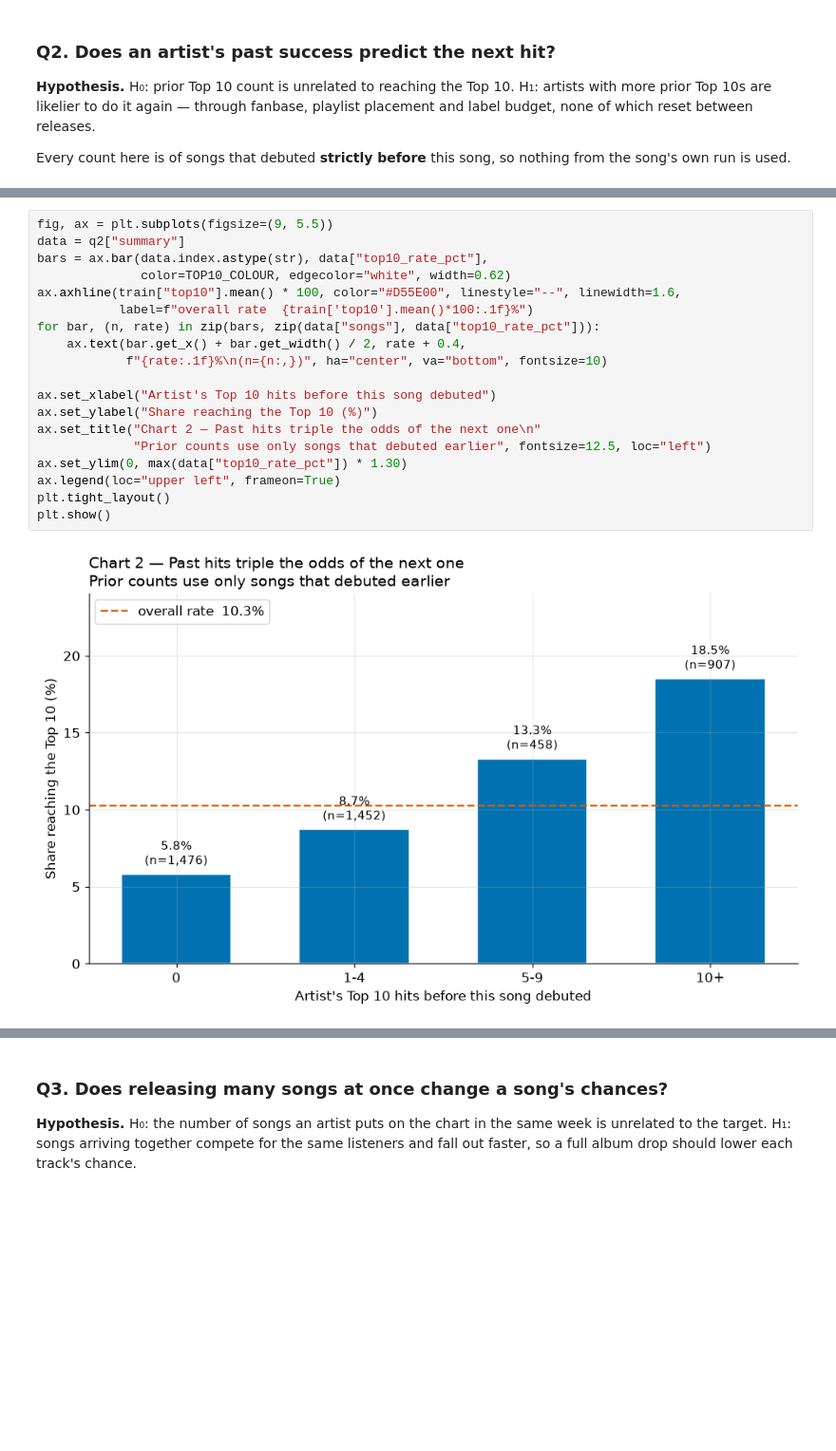
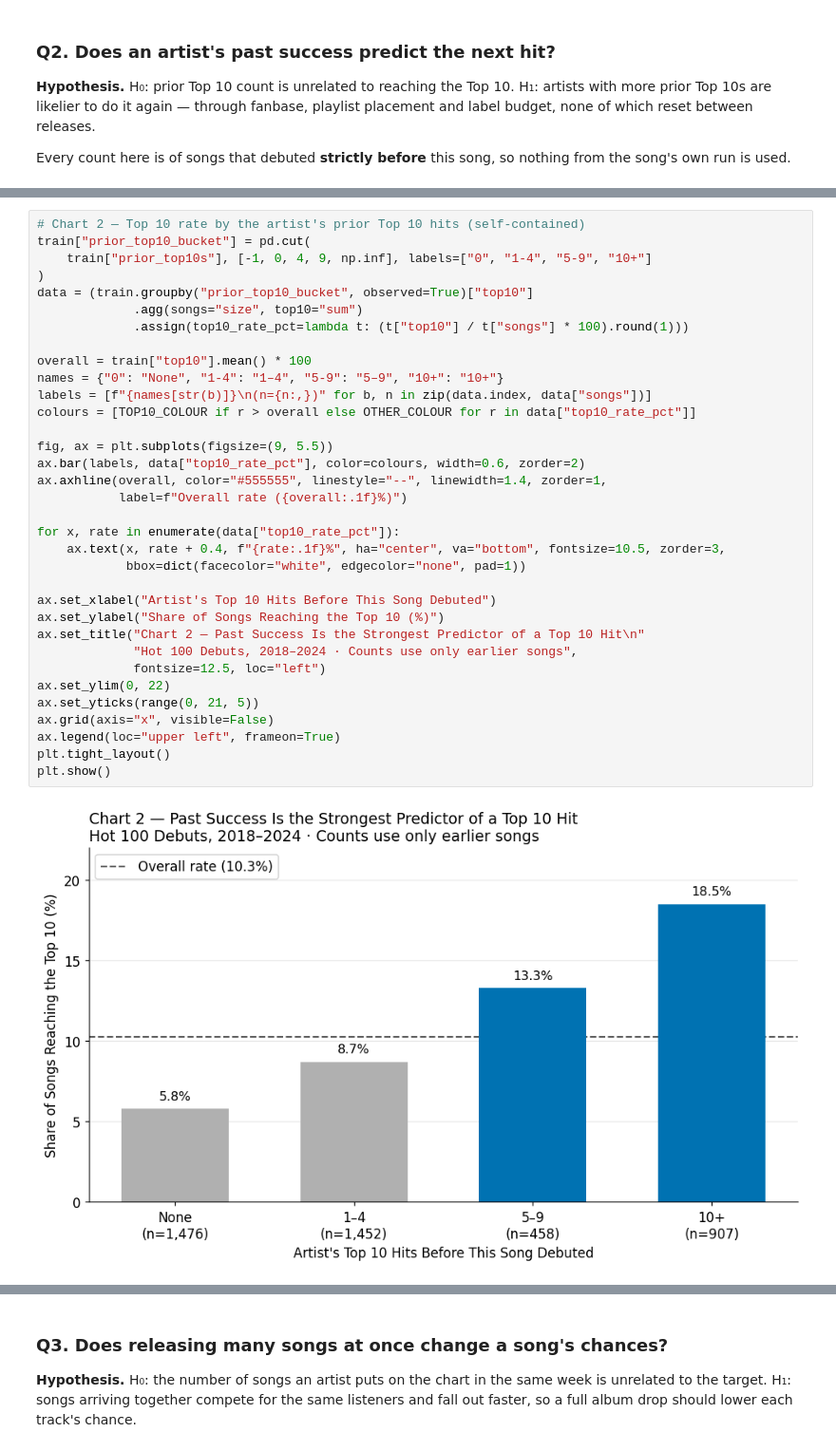
Before and after one commit to otawfik/billboard-top10, a Jupyter notebook: A05-Billboard-Top-10-Or-Not.ipynb, the cells around one changed output, grey strips where cells are left out. Shown at 95% size. Drawn from its saved outputs; the diff is of its cells as text; blank space fills up the shorter version.

```diff
--- a/A05-Billboard-Top-10-Or-Not.ipynb
+++ b/A05-Billboard-Top-10-Or-Not.ipynb
@@ -445,25 +493,40 @@ Q2: Top 10 rate by the artist's prior Top 10 count
 | 1-4 | 1452 | 127 | 8.7 |
 | 5-9 | 458 | 61 | 13.3 |
 | 10+ | 907 | 168 | 18.5 |
-# %%
-fig, ax = plt.subplots(figsize=(9, 5.5))
-data = q2["summary"]
-bars = ax.bar(data.index.astype(str), data["top10_rate_pct"],
-              color=TOP10_COLOUR, edgecolor="white", width=0.62)
-ax.axhline(train["top10"].mean() * 100, color="#D55E00", linestyle="--", linewidth=1.6,
-           label=f"overall rate  {train['top10'].mean()*100:.1f}%")
-for bar, (n, rate) in zip(bars, zip(data["songs"], data["top10_rate_pct"])):
-    ax.text(bar.get_x() + bar.get_width() / 2, rate + 0.4,
-            f"{rate:.1f}%\n(n={n:,})", ha="center", va="bottom", fontsize=10)
-
-ax.set_xlabel("Artist's Top 10 hits before this song debuted")
-ax.set_ylabel("Share reaching the Top 10 (%)")
-ax.set_title("Chart 2 — Past hits triple the odds of the next one\n"
-             "Prior counts use only songs that debuted earlier", fontsize=12.5, loc="left")
-ax.set_ylim(0, max(data["top10_rate_pct"]) * 1.30)
-ax.legend(loc="upper left", frameon=True)
-plt.tight_layout()
-plt.show()
-# %% [output]
-[figure, removed]
+# %%
+# Chart 2 — Top 10 rate by the artist's prior Top 10 hits (self-contained)
+train["prior_top10_bucket"] = pd.cut(
+    train["prior_top10s"], [-1, 0, 4, 9, np.inf], labels=["0", "1-4", "5-9", "10+"]
+)
+data = (train.groupby("prior_top10_bucket", observed=True)["top10"]
+             .agg(songs="size", top10="sum")
+             .assign(top10_rate_pct=lambda t: (t["top10"] / t["songs"] * 100).round(1)))
+
+overall = train["top10"].mean() * 100
+names = {"0": "None", "1-4": "1–4", "5-9": "5–9", "10+": "10+"}
+labels = [f"{names[str(b)]}\n(n={n:,})" for b, n in zip(data.index, data["songs"])]
+colours = [TOP10_COLOUR if r > overall else OTHER_COLOUR for r in data["top10_rate_pct"]]
+
+fig, ax = plt.subplots(figsize=(9, 5.5))
+ax.bar(labels, data["top10_rate_pct"], color=colours, width=0.6, zorder=2)
+ax.axhline(overall, color="#555555", linestyle="--", linewidth=1.4, zorder=1,
+           label=f"Overall rate ({overall:.1f}%)")
+
+for x, rate in enumerate(data["top10_rate_pct"]):
+    ax.text(x, rate + 0.4, f"{rate:.1f}%", ha="center", va="bottom", fontsize=10.5, zorder=3,
+            bbox=dict(facecolor="white", edgecolor="none", pad=1))
+
+ax.set_xlabel("Artist's Top 10 Hits Before This Song Debuted")
+ax.set_ylabel("Share of Songs Reaching the Top 10 (%)")
+ax.set_title("Chart 2 — Past Success Is the Strongest Predictor of a Top 10 Hit\n"
+             "Hot 100 Debuts, 2018–2024 · Counts use only earlier songs",
+             fontsize=12.5, loc="left")
+ax.set_ylim(0, 22)
+ax.set_yticks(range(0, 21, 5))
+ax.grid(axis="x", visible=False)
+ax.legend(loc="upper left", frameon=True)
+plt.tight_layout()
+plt.show()
+# %% [output]
+[figure, added]
 # %% [markdown]
```
Also changed, not shown: parts of 44 cells of this notebook.
